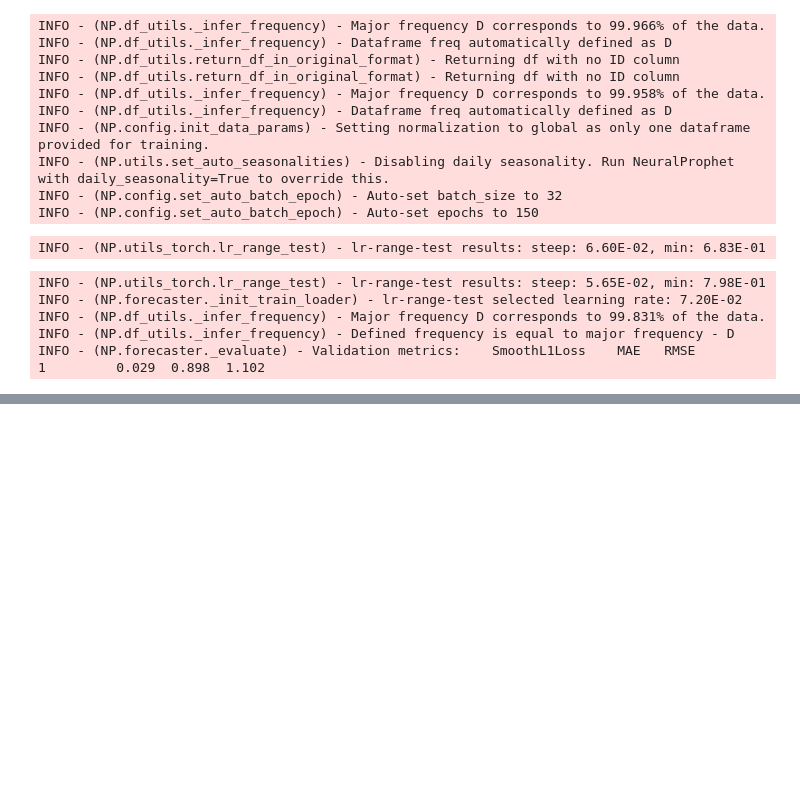
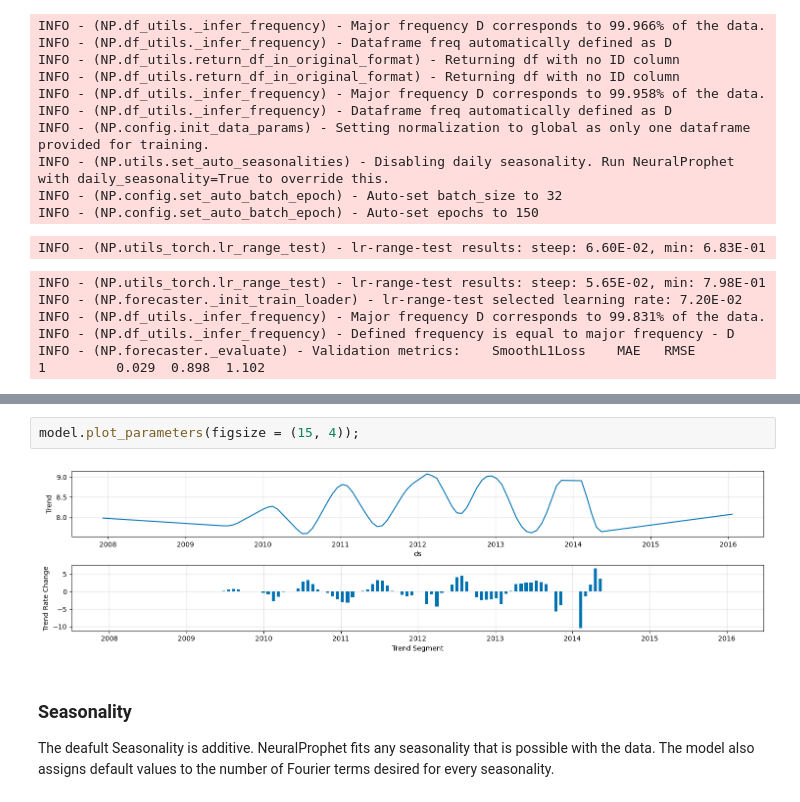
Before and after one commit to LuciaRavazzi/Master-DataScienceLab, a Jupyter notebook: Miscellanea/NeauralProphet_Tutorial.ipynb, the cells around one changed output, grey strips where cells are left out. Saved outputs shown, nothing was run; the diff lists cells and outputs as text; blank space fills up the shorter version.

```diff
--- a/Miscellanea/NeauralProphet_Tutorial.ipynb
+++ b/Miscellanea/NeauralProphet_Tutorial.ipynb
@@ -110,0 +239,8 @@ INFO - (NP.forecaster._evaluate) - Validation metrics:    SmoothL1Loss    MAE
+# %%
+model.plot_parameters(figsize = (15, 4));
+# %% [output]
+[figure, added]
+# %% [markdown]
+### Seasonality
+
+The deafult Seasonality is additive. NeuralProphet fits any seasonality that is possible with the data. The model also assigns default values to the number of Fourier terms desired for every seasonality.
```
Also changed, not shown: parts of 24 cells of this notebook.
